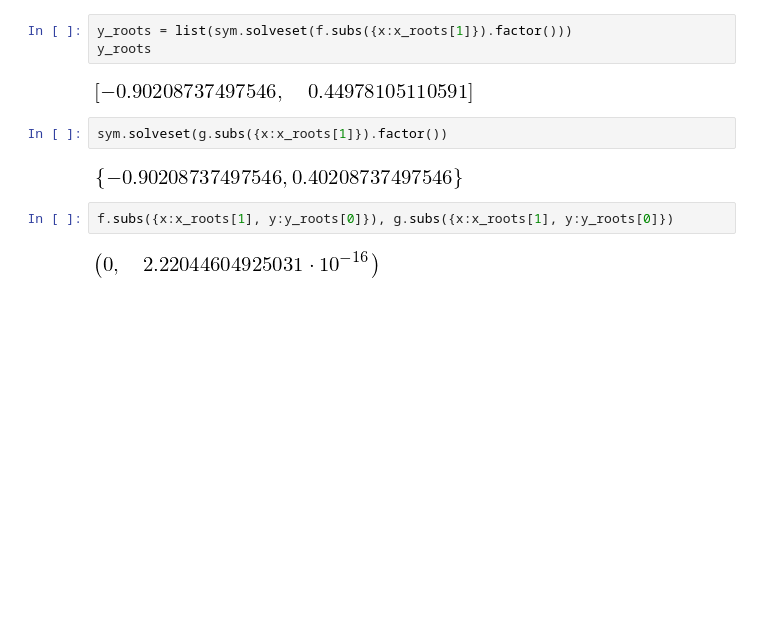
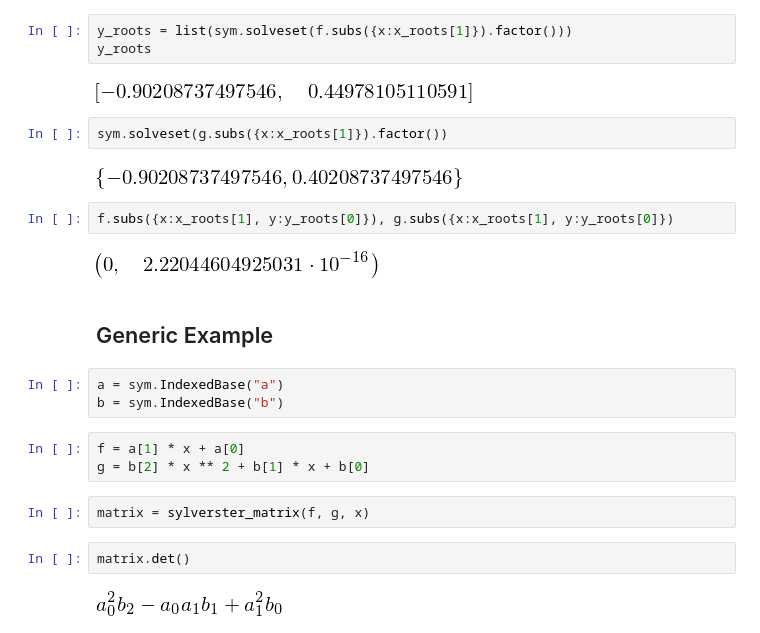
Before and after one commit to Nikoleta-v3/resultant-theory, a Jupyter notebook: notebooks/Sylvesters.ipynb, the cells around one changed output. Saved outputs shown, nothing was run; the diff lists cells and outputs as text; blank space fills up the shorter version.

```diff
--- a/notebooks/Sylvesters.ipynb
+++ b/notebooks/Sylvesters.ipynb
@@ -208,3 +212,18 @@ sym.solveset(g.subs({x:x_roots[1]}).factor())
 f.subs({x:x_roots[1], y:y_roots[0]}), g.subs({x:x_roots[1], y:y_roots[0]})
 # %% [output]
 [figure]
+# %% [markdown]
+Generic Example
+-----------------
+# %%
+a = sym.IndexedBase("a")
+b = sym.IndexedBase("b")
+# %%
+f = a[1] * x + a[0]
+g = b[2] * x ** 2 + b[1] * x + b[0]
+# %%
+matrix = sylverster_matrix(f, g, x)
+# %%
+matrix.det()
+# %% [output]
+[figure, added]
```
Also changed, not shown: parts of 1 cell of this notebook, 2 other files.
